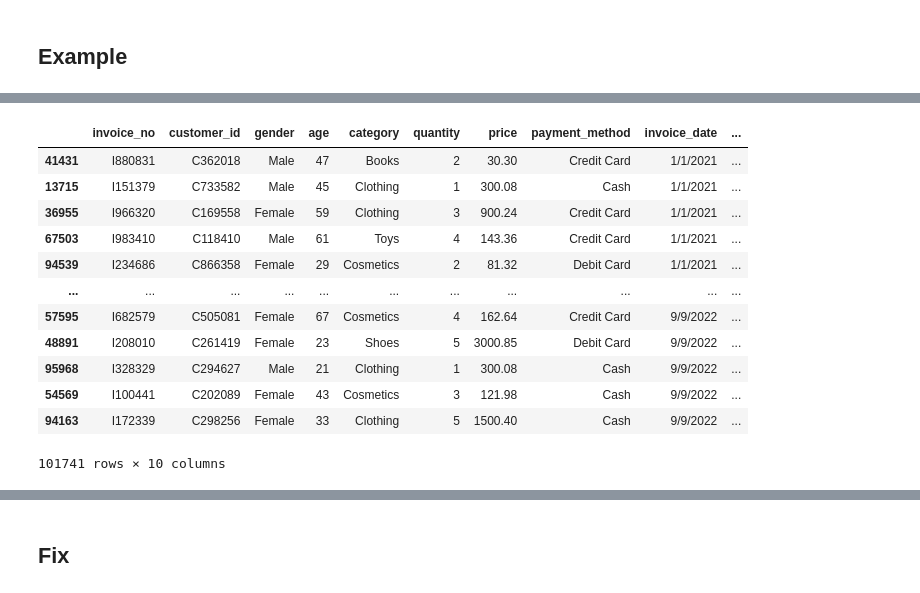
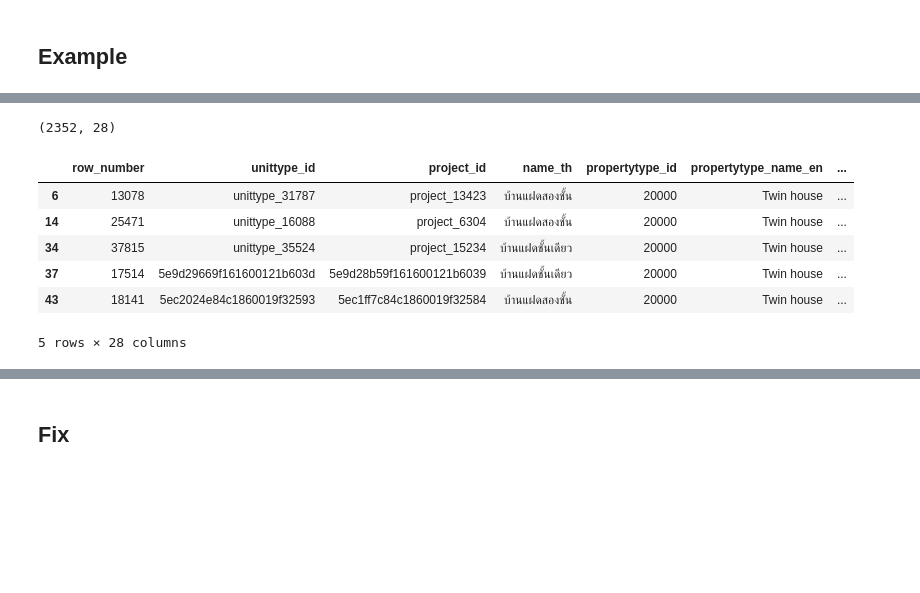
Before and after one commit to tohnperfect/bsc_dpdm24, a Jupyter notebook: Chapter_3_Data_Preprocessing.ipynb, the cells around one changed output, grey strips where cells are left out. Drawn from its saved outputs; the diff is of its cells as text; code cells hidden in the pictures; blank space fills up the shorter version.

```diff
--- a/Chapter_3_Data_Preprocessing.ipynb
+++ b/Chapter_3_Data_Preprocessing.ipynb
@@ -306,17 +285,22 @@ shopping_dup
-# %%
-new_shopping_dup = shopping_dup.sort_values(by='invoice_date') #เรียงตามวันที่
-new_shopping_dup
-# %% [output]
-|  | invoice_no | customer_id | gender | age | category | quantity | price | payment_method | invoice_date | ... |
-| 41431 | I880831 | C362018 | Male | 47 | Books | 2 | 30.30 | Credit Card | 1/1/2021 | ... |
-| 13715 | I151379 | C733582 | Male | 45 | Clothing | 1 | 300.08 | Cash | 1/1/2021 | ... |
-| 36955 | I966320 | C169558 | Female | 59 | Clothing | 3 | 900.24 | Credit Card | 1/1/2021 | ... |
-| 67503 | I983410 | C118410 | Male | 61 | Toys | 4 | 143.36 | Credit Card | 1/1/2021 | ... |
-| 94539 | I234686 | C866358 | Female | 29 | Cosmetics | 2 | 81.32 | Debit Card | 1/1/2021 | ... |
-| ... | ... | ... | ... | ... | ... | ... | ... | ... | ... | ... |
-| 57595 | I682579 | C505081 | Female | 67 | Cosmetics | 4 | 162.64 | Credit Card | 9/9/2022 | ... |
-| 48891 | I208010 | C261419 | Female | 23 | Shoes | 5 | 3000.85 | Debit Card | 9/9/2022 | ... |
-| 95968 | I328329 | C294627 | Male | 21 | Clothing | 1 | 300.08 | Cash | 9/9/2022 | ... |
-| 54569 | I100441 | C202089 | Female | 43 | Cosmetics | 3 | 121.98 | Cash | 9/9/2022 | ... |
-| 94163 | I172339 | C298256 | Female | 33 | Clothing | 5 | 1500.40 | Cash | 9/9/2022 | ... |
-101741 rows × 10 columns
+# %%
+# prompt: เลือกมาเฉพาะข้อมูล บ้านแฝด
+
+# Assuming unit_type_data is already loaded as in your provided code.
+
+# Filter for "บ้านแฝด" property type
+twin_houses = unit_type_data[unit_type_data['propertytype_name_th'] == 'บ้านแฝด']
+
+# Now 'twin_houses' DataFrame contains only the data for "บ้านแฝด"
+twin_houses.shape
+# %% [output]
+(2352, 28)
+# %%
+twin_houses.head()
+# %% [output]
+|  | row_number | unittype_id | project_id | name_th | propertytype_id | propertytype_name_en | ... |
+| 6 | 13078 | unittype_31787 | project_13423 | บ้านแฝดสองชั้น | 20000 | Twin house | ... |
+| 14 | 25471 | unittype_16088 | project_6304 | บ้านแฝดสองชั้น | 20000 | Twin house | ... |
+| 34 | 37815 | unittype_35524 | project_15234 | บ้านแฝดชั้นเดียว | 20000 | Twin house | ... |
+| 37 | 17514 | 5e9d29669f161600121b603d | 5e9d28b59f161600121b6039 | บ้านแฝดชั้นเดียว | 20000 | Twin house | ... |
+| 43 | 18141 | 5ec2024e84c1860019f32593 | 5ec1ff7c84c1860019f32584 | บ้านแฝดสองชั้น | 20000 | Twin house | ... |
+5 rows × 28 columns
```
Also changed, not shown: parts of 25 cells of this notebook.
